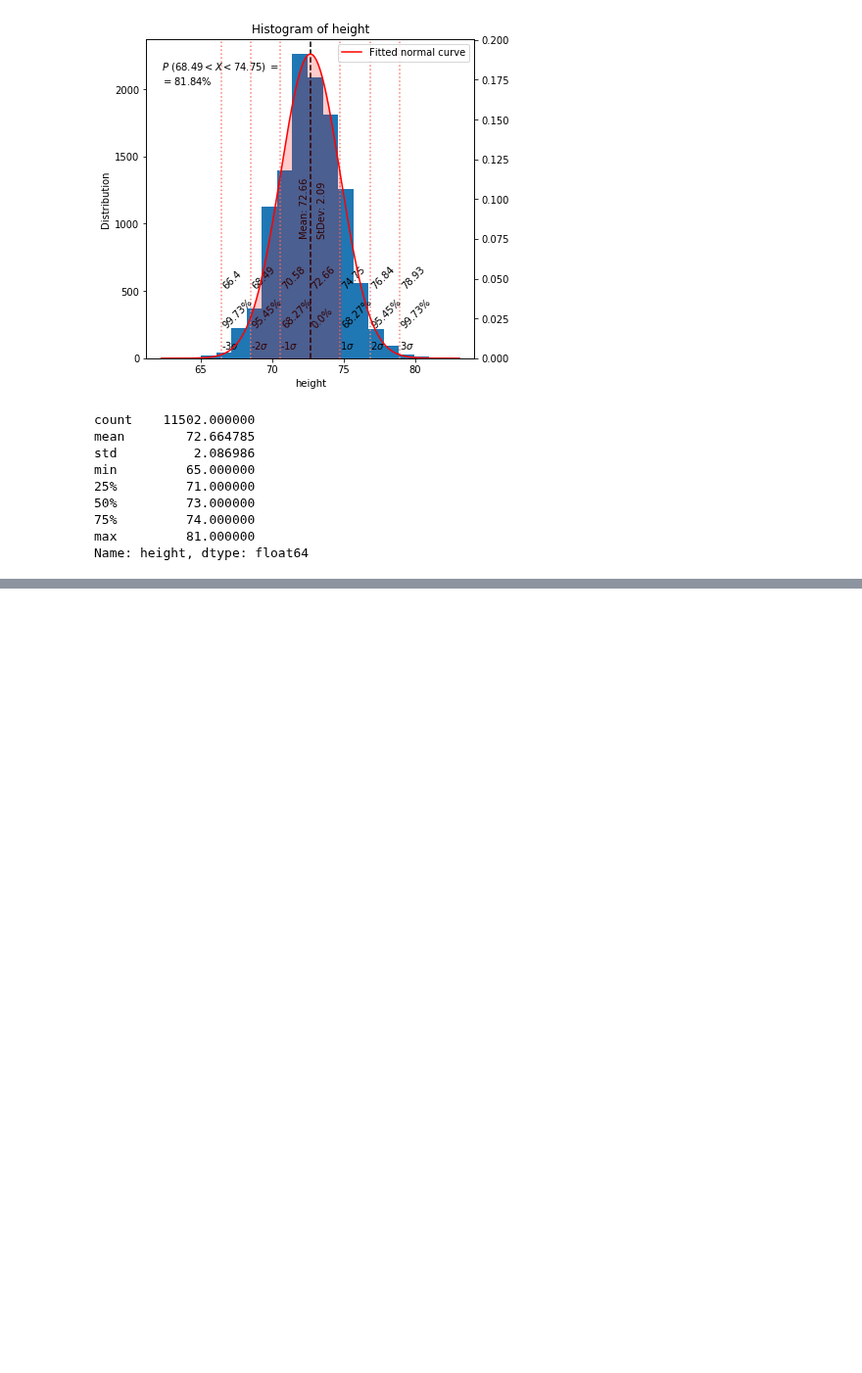
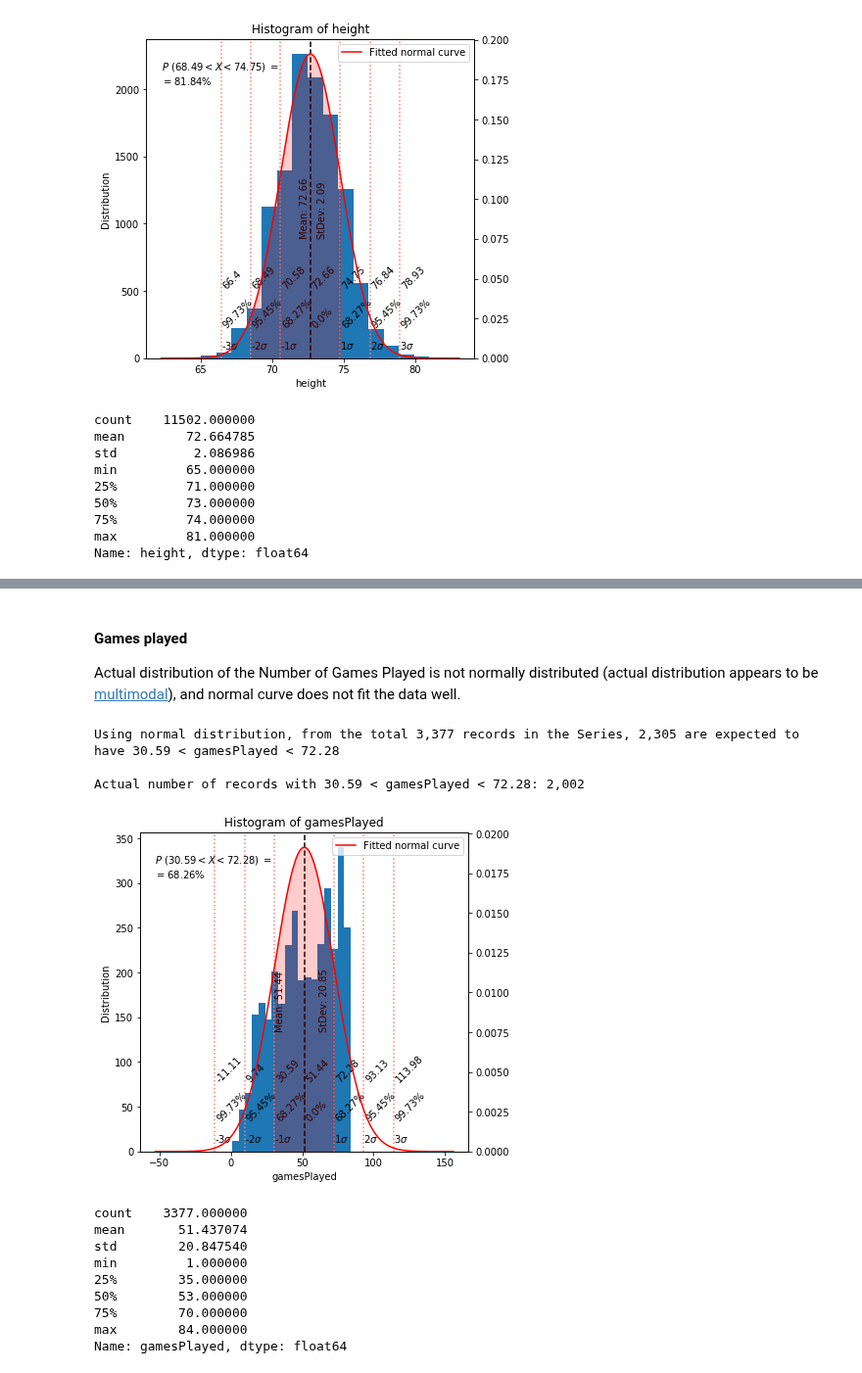
Before and after one commit to stepan-o/nhl_draft, a Jupyter notebook: notebooks/statistical_tests/nhl_draft_api_stests.ipynb, the cells around one changed output, grey strips where cells are left out. Shown at 98% size. Cells and saved outputs as stored; diff of their text form; code cells hidden in the pictures; blank space fills up the shorter version.

```diff
--- a/notebooks/statistical_tests/nhl_draft_api_stests.ipynb
+++ b/notebooks/statistical_tests/nhl_draft_api_stests.ipynb
@@ -127,0 +131,19 @@ and 15 columns
+# %%
+rec_name = 'most-goals-rookie-one-season'
+suffix = '_new_cols'
+rec_file = 'data/nhl_api/records/records_main.csv'
+df_rec = pd.read_csv(rec_file)
+mask = df_rec['descriptionKey'] == rec_name
+name = df_rec.loc[mask, 'description'].values[0]
+print("----- NHL Records\n---", name, '\n')
+
+file = 'data/nhl_api/records/' + \
+       rec_name + suffix + '.csv'
+t = time()
+dfr = pd.read_csv(file)
+elapsed = time() - t
+print("----- DataFrame with NHL Records Data loaded"
+      "\nin {0:.2f} seconds".format(elapsed) +
+      "\nwith {0:,} rows\nand {1:,} columns"
+      .format(dfr.shape[0], dfr.shape[1]) +
+      "\n-- Column names:\n", dfr.columns)
@@ -167,0 +254,22 @@ Name: height, dtype: float64
+# %% [markdown]
+#### Games played
+Actual distribution of the Number of Games Played is not normally distributed (actual distribution appears to be [multimodal](https://en.wikipedia.org/wiki/Multimodal_distribution)), and normal curve does not fit the data well.
+# %%
+col = 'gamesPlayed'
+fit_norm_dist(dfr[col], h_bins='auto', lab2='from_mean',
+              mean_lift=0.6, std_lift=1.2,
+              x_between=(30.59, 72.28))
+# %% [output]
+Using normal distribution, from the total 3,377 records in the Series, 2,305 are expected to have 30.59 < gamesPlayed < 72.28
+
+Actual number of records with 30.59 < gamesPlayed < 72.28: 2,002
+[figure, added]
+count    3377.000000
+mean       51.437074
+std        20.847540
+min         1.000000
+25%        35.000000
+50%        53.000000
+75%        70.000000
+max        84.000000
+Name: gamesPlayed, dtype: float64
```
Also changed, not shown: parts of 9 cells of this notebook.
